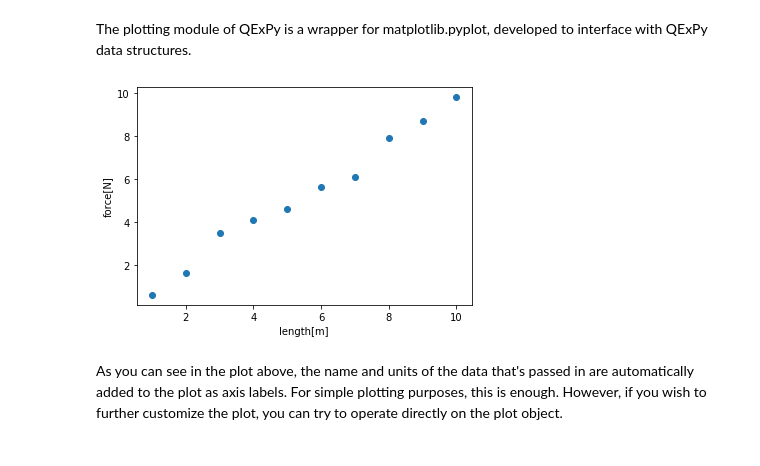
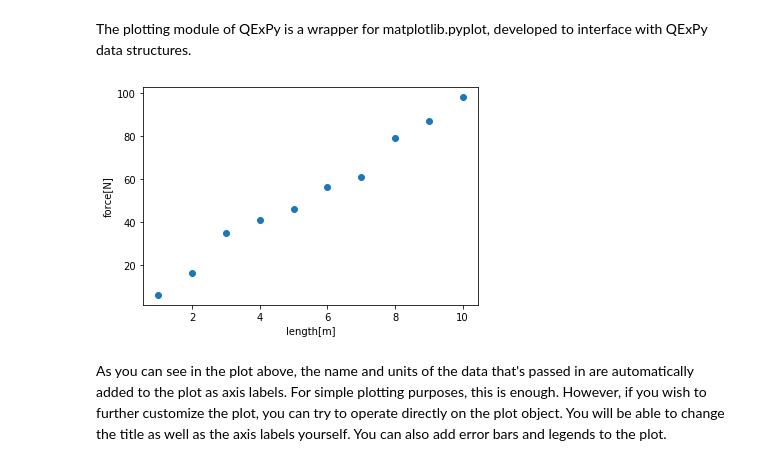
Before and after one commit to Queens-Physics/qexpy, a Jupyter notebook: examples/plotting_and_fitting.ipynb, the cells around one changed output. Cells and saved outputs as stored; diff of their text form; code cells hidden in the pictures.

```diff
--- a/examples/plotting_and_fitting.ipynb
+++ b/examples/plotting_and_fitting.ipynb
@@ -8,21 +8,21 @@ The plotting module of QExPy is a wrapper for matplotlib.pyplot, developed to in
 # %%
 # let's start by creating some arrays of measurement
 xdata = q.MeasurementArray([1,2,3,4,5,6,7,8,9,10], unit="m", name="length")
-ydata = q.MeasurementArray([0.6,1.6,3.5,4.1,4.6,5.6,6.1,7.9,8.7,9.8], error=0.5, unit="N", name="force")
+ydata = q.MeasurementArray([6,16,35,41,46,56,61,79,87,98], error=5, unit="N", name="force")
 
 # now we can add them to a simple plot
-plt.plot(xdata, ydata)
+plt.plot(xdata, ydata, name="first")
 # use `figure = plt.plot(xdata, ydata)` to obtain the Plot instance for further customization.
 # qexpy.plotting keeps a buffer of the latest Plot instance, if you did not assign the return
 # value of plt.plot to anything (like what we are doing here), you can still retrieve the Plot
 # instance using `figure = plt.get_plot()`, as shown below.
 
 # draw the plot to the screen
 plt.show()
 # %% [output]
-[figure, old version]
+[figure, new version]
 # %% [markdown]
-As you can see in the plot above, the name and units of the data that's passed in are automatically added to the plot as axis labels. For simple plotting purposes, this is enough. However, if you wish to further customize the plot, you can try to operate directly on the plot object.
+As you can see in the plot above, the name and units of the data that's passed in are automatically added to the plot as axis labels. For simple plotting purposes, this is enough. However, if you wish to further customize the plot, you can try to operate directly on the plot object. You will be able to change the title as well as the axis labels yourself. You can also add error bars and legends to the plot.
 # %%
 # retrieve the current plot object
 figure = plt.get_plot()
```
Also changed, not shown: parts of 3 cells of this notebook, 1 other file.
